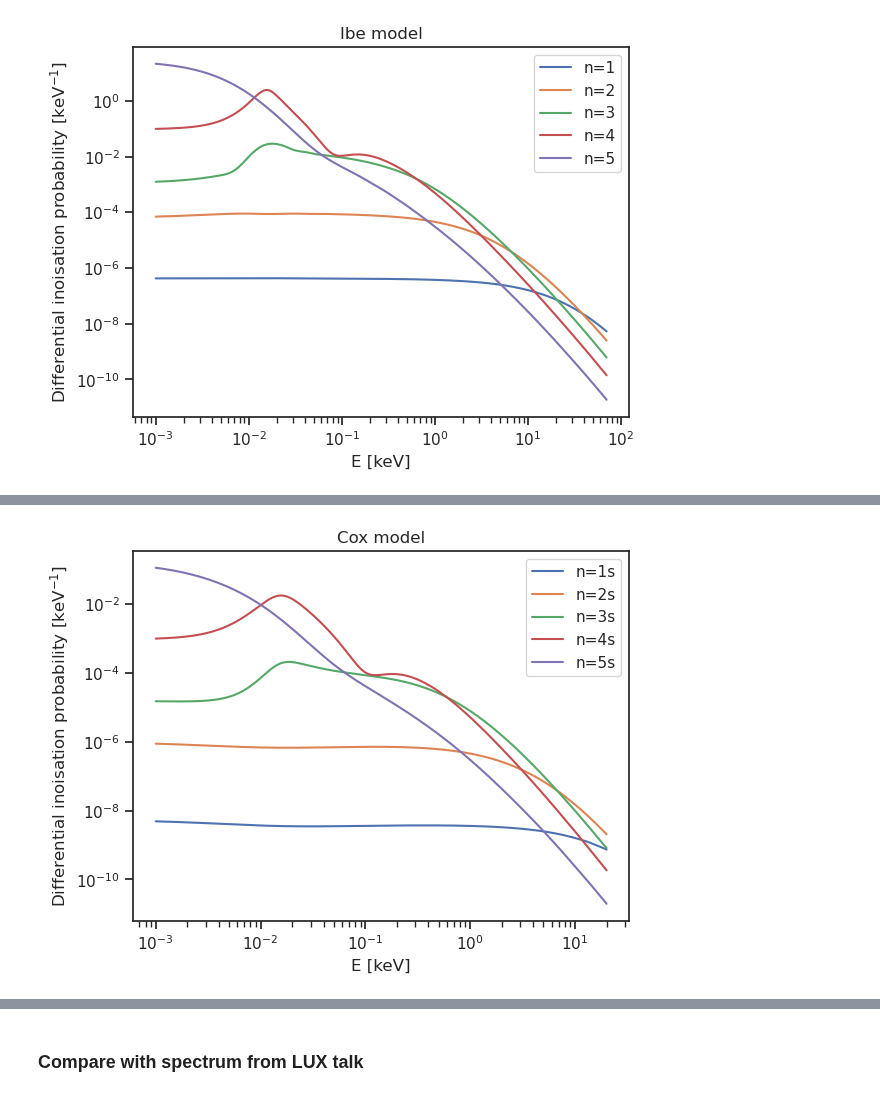
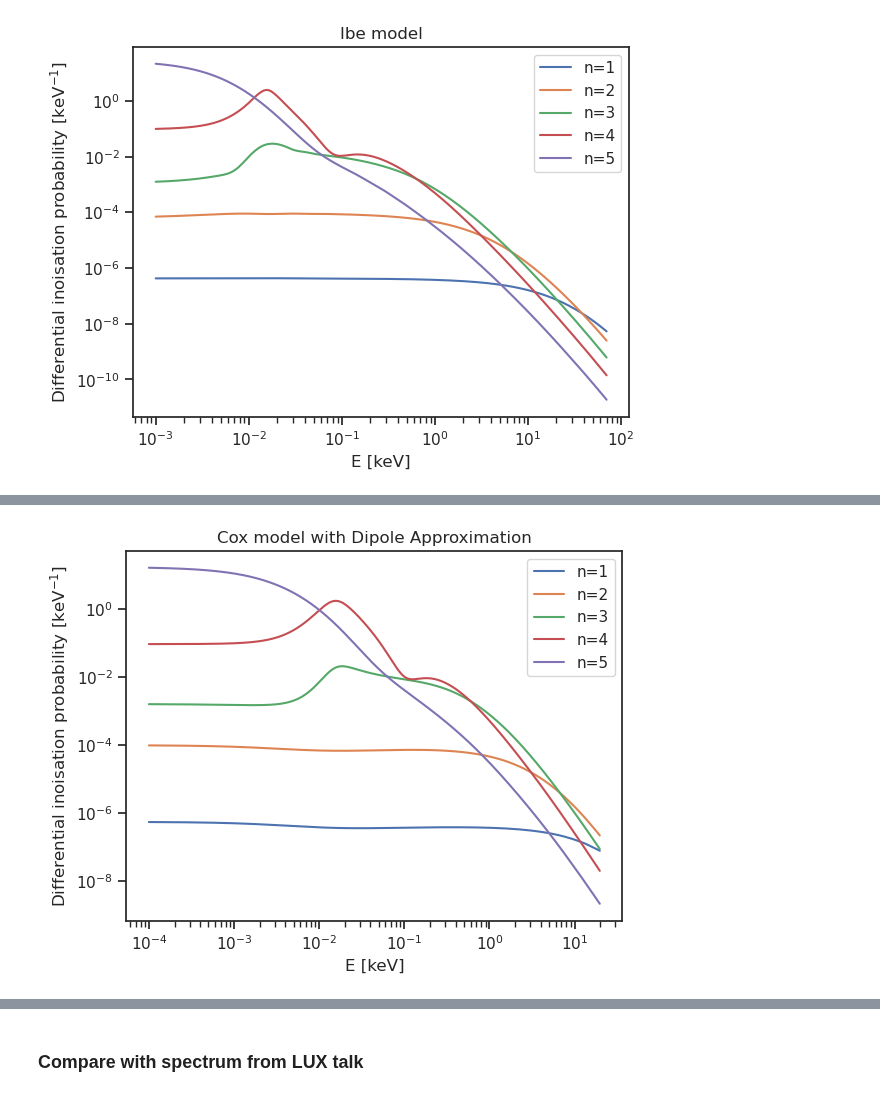
Before and after one commit to JelleAalbers/wimprates, a Jupyter notebook: notebooks/Migdal.ipynb, the cells around one changed output, grey strips where cells are left out. Saved outputs shown, nothing was run; the diff lists cells and outputs as text; code cells hidden in the pictures.

```diff
--- a/notebooks/Migdal.ipynb
+++ b/notebooks/Migdal.ipynb
@@ -134,3 +134,30 @@ plt.legend()
 plt.show()
 # %% [output]
 [figure]
+# %%
+fig, ax = plt.subplots()
+shells_cox = wr.get_migdal_transitions_probability_iterators(material=SOURCE, model="Cox", considered_shells=("*",))
+
+
+E = np.logspace(-4, np.log10(20), 1000)
+v = np.repeat(1e-3, len(E))
+points = wr.pairwise_log_transform(E.copy(), v)
+
+for shell in shells_cox:
+    x = shell(points)
+    if shell.l != "s":
+        continue
+    for _shell in shells_cox:
+        if shell.n == _shell.n  and _shell.l != "s":
+            x += _shell(points)
+    ax.plot(E, x, label=f"n={shell.n}")
+
+
+
+ax.set_xscale('log')
+ax.set_yscale('log')
+ax.set_title("Cox model")
+ax.set_xlabel("E [keV]")
+ax.set_ylabel("Differential inoisation probability [keV$^{-1}$]")
+ax.legend()
+plt.show()
@@ -137,32 +166,28 @@ plt.show()
 # %%
 fig, ax = plt.subplots()
-shells_cox = wr.get_migdal_transitions_probability_iterators(material=SOURCE, model="Cox", considered_shells=("*",))
-
-
-E = np.logspace(0, np.log10(20e3), 1000) * nu.eV
-v = np.repeat(1e-4, len(E))
+shells_cox_dipole = wr.get_migdal_transitions_probability_iterators(material=SOURCE, model="Cox", dipole=True, considered_shells=("*",))
 
 def print_f(arr, pref=""):
     if arr is not None:
         return 0
     print(f"{pref} {arr[:2]=}")
-for shell in shells_cox:
-    x = shell(E.copy(), v=v)
+for shell in shells_cox_dipole:
+    x = shell(points)
     if shell.l != "s":
         continue
-    for _shell in shells_cox:
+    for _shell in shells_cox_dipole:
         if shell.n == _shell.n  and _shell.l != "s":
-            x += _shell(E.copy(), v=v)
-    ax.plot(E / nu.keV, x * nu.keV, label=f"n={shell.name}")
+            x += _shell(points)
+    ax.plot(E, x, label=f"n={shell.n}")
 
 
 
 ax.set_xscale('log')
 ax.set_yscale('log')
-ax.set_title("Cox model")
+ax.set_title("Cox model with Dipole Approximation")
 ax.set_xlabel("E [keV]")
 ax.set_ylabel("Differential inoisation probability [keV$^{-1}$]")
 ax.legend()
 plt.show()
 # %% [output]
-[figure, old version]
+[figure, new version]
```
Also changed, not shown: parts of 6 cells of this notebook, 1 other file.
